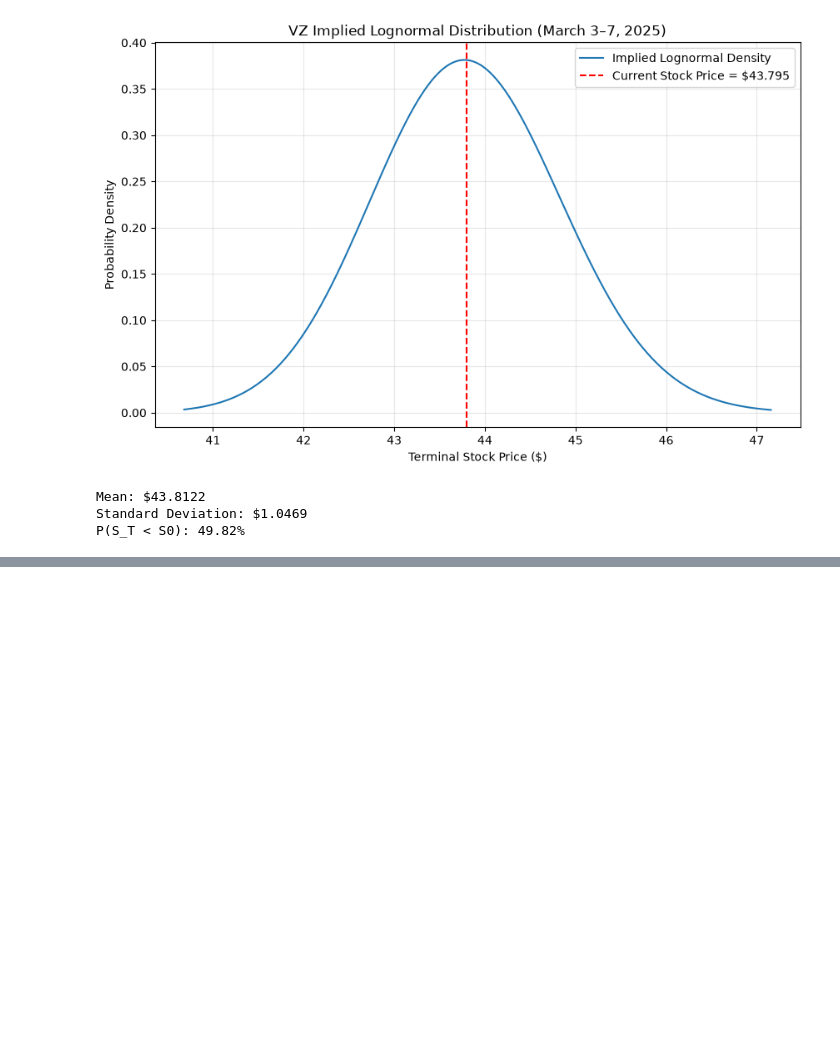
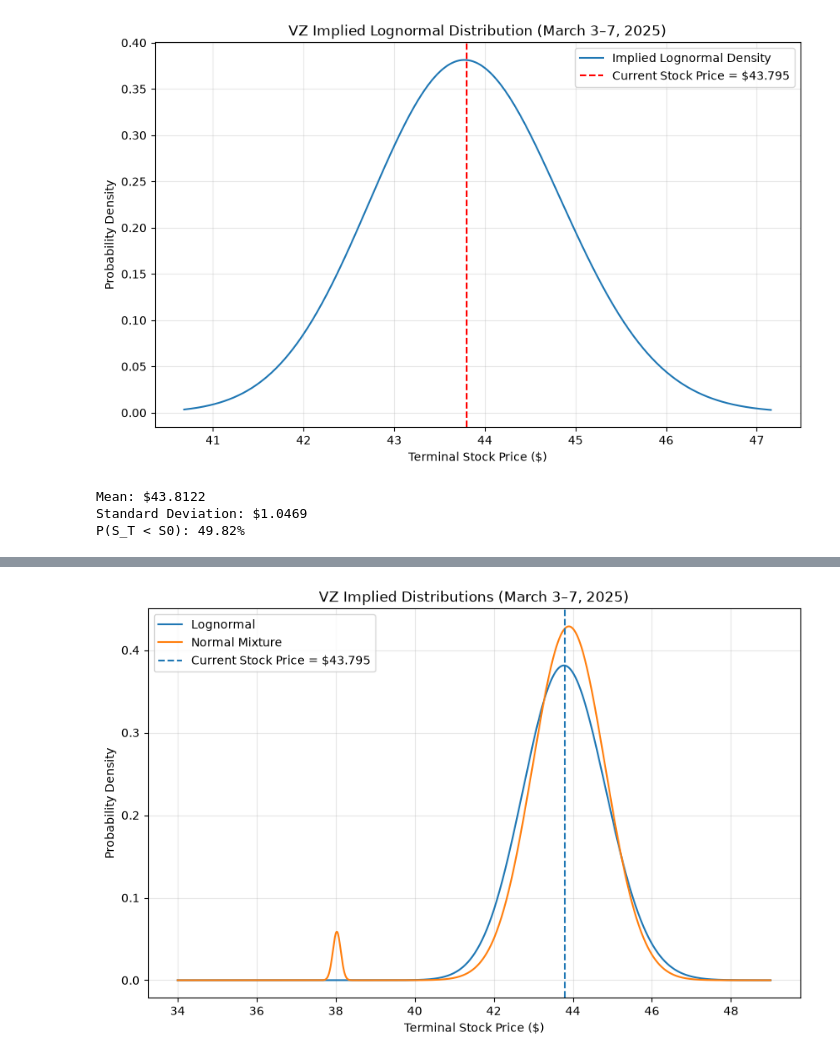
Before and after one commit to brandonchen1234/FRE-6103_MP5_Gudmundur_S._Sigfusson_and_Brandon_Chen, a Jupyter notebook: main.ipynb, the cells around one changed output, grey strips where cells are left out. Saved outputs shown, nothing was run; the diff lists cells and outputs as text; code cells hidden in the pictures; blank space fills up the shorter version.

Commit message:
part 2 code

```diff
--- a/main.ipynb
+++ b/main.ipynb
@@ -365,0 +579,32 @@ P(S_T < S0): 49.82%
+# %%
+prices = np.linspace(34, 49, 1500)
+
+# Lognormal density from Part 2
+log_density = lognorm.pdf(
+    prices, s=sigma_hat, scale=np.exp(mu_hat)
+)
+
+# Fitted two-normal mixture density
+mix_density = (
+    w * norm.pdf(prices, mu1, sd1)
+    + (1 - w) * norm.pdf(prices, mu2, sd2)
+)
+
+plt.figure(figsize=(10, 6))
+
+plt.plot(prices, log_density, label="Lognormal")
+plt.plot(prices, mix_density, label="Normal Mixture")
+
+plt.axvline(
+    S0, linestyle="--",
+    label=f"Current Stock Price = ${S0:.3f}"
+)
+
+plt.xlabel("Terminal Stock Price ($)")
+plt.ylabel("Probability Density")
+plt.title("VZ Implied Distributions (March 3–7, 2025)")
+plt.legend()
+plt.grid(True, alpha=0.3)
+plt.show()
+# %% [output]
+[figure, added]
```
Also changed, not shown: parts of 5 cells of this notebook.
